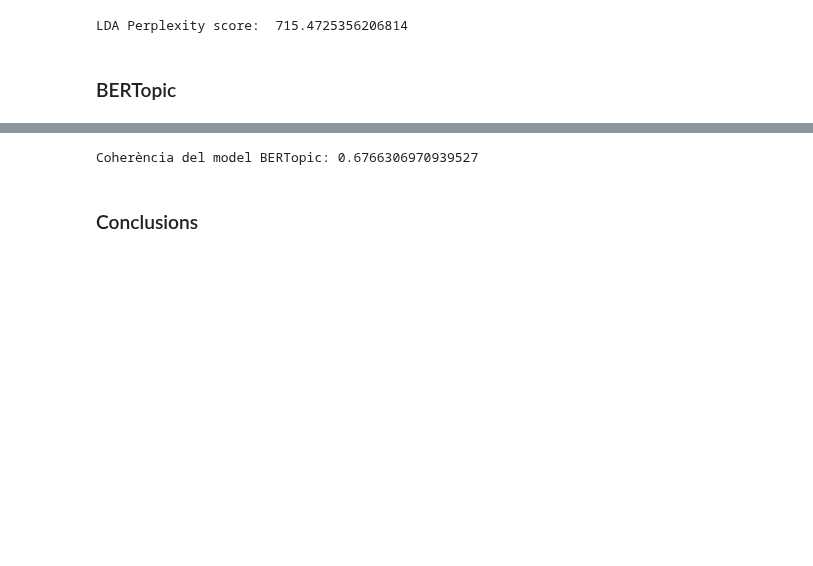
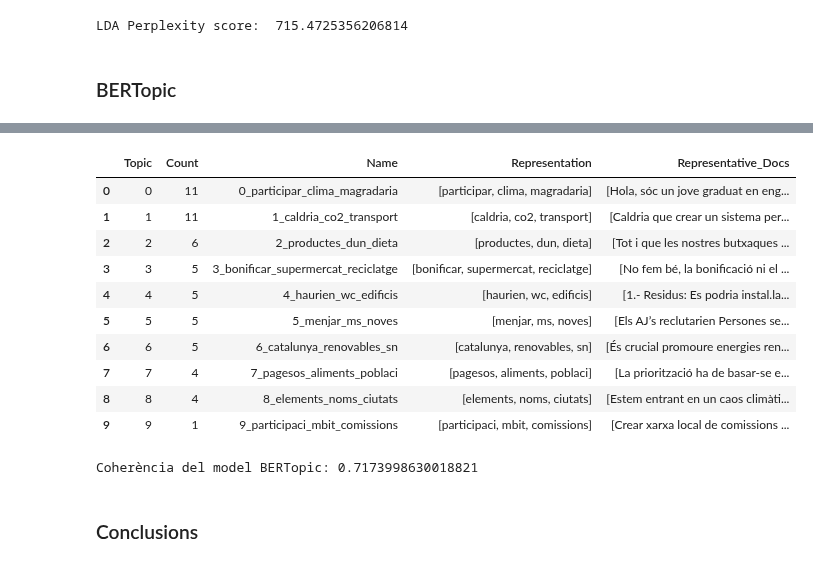
Before and after one commit to NoOPeEKS/dades-assemblea-clima, a Jupyter notebook: notebooks/topic_modeling.ipynb, the cells around one changed output, grey strips where cells are left out. Drawn from its saved outputs; the diff is of its cells as text; code cells hidden in the pictures; blank space fills up the shorter version.

Commit message:
BERTopic pipeline for hyperparameter tuning completed

```diff
--- a/notebooks/topic_modeling.ipynb
+++ b/notebooks/topic_modeling.ipynb
@@ -257,10 +257,3 @@ print("LDA Perplexity score: ", lda_model.perplexity(vect_text))
 LDA Perplexity score:  715.4725356206814
 # %% [markdown]
 ### BERTopic
-# %%
-from sklearn.cluster import KMeans
-cluster_model = KMeans(n_clusters=15)
-vectorizer_model = CountVectorizer(stop_words=list(stop_words))
-topic_model = BERTopic(language="catalan",  vectorizer_model=vectorizer_model, hdbscan_model=cluster_model, top_n_words=4)
-topics, probs = topic_model.fit_transform(df_proposals['body/ca'])
-topic_model.get_topic_info()
@@ -304,3 +338,24 @@ topic_model.get_document_info(df_proposals['body/ca'])
+# %%
+# topic_model.get_document_info(df_proposals['body/ca'])
+best_model = BERTopicWrapper(
+    n_clusters=best_params['bert__hdbscan_model__n_clusters'],
+    top_n_words=best_params['bert__top_n_words'],
+    stop_words=stop_words
+)
+best_topics, best_probs, = best_model.fit_transform(df_proposals['body/ca'])
+best_model.get_topic_info()
+# %% [output]
+|  | Topic | Count | Name | Representation | Representative_Docs |
+| 0 | 0 | 11 | 0_participar_clima_magradaria | [participar, clima, magradaria] | [Hola, sóc un jove graduat en eng... |
+| 1 | 1 | 11 | 1_caldria_co2_transport | [caldria, co2, transport] | [Caldria que crear un sistema per... |
+| 2 | 2 | 6 | 2_productes_dun_dieta | [productes, dun, dieta] | [Tot i que les nostres butxaques ... |
+| 3 | 3 | 5 | 3_bonificar_supermercat_reciclatge | [bonificar, supermercat, reciclatge] | [No fem bé, la bonificació ni el ... |
+| 4 | 4 | 5 | 4_haurien_wc_edificis | [haurien, wc, edificis] | [1.- Residus: Es podria instal.la... |
+| 5 | 5 | 5 | 5_menjar_ms_noves | [menjar, ms, noves] | [Els AJ’s reclutarien Persones se... |
+| 6 | 6 | 5 | 6_catalunya_renovables_sn | [catalunya, renovables, sn] | [És crucial promoure energies ren... |
+| 7 | 7 | 4 | 7_pagesos_aliments_poblaci | [pagesos, aliments, poblaci] | [La priorització ha de basar-se e... |
+| 8 | 8 | 4 | 8_elements_noms_ciutats | [elements, noms, ciutats] | [Estem entrant en un caos climàti... |
+| 9 | 9 | 1 | 9_participaci_mbit_comissions | [participaci, mbit, comissions] | [Crear xarxa local de comissions ... |
 # %%
 def calculate_bertopic_coherence(topic_model, docs):
     cleaned_docs = topic_model._preprocess_text(docs)
@@ -324,9 +379,9 @@ def calculate_bertopic_coherence(topic_model, docs):
     coherence = coherence_model.get_coherence()
     print(f"Coherència del model BERTopic: {coherence}")
 
-calculate_bertopic_coherence(topic_model, df_proposals['body/ca'])
+calculate_bertopic_coherence(best_model.model, df_proposals['body/ca'])
 # %% [output]
-Coherència del model BERTopic: 0.6766306970939527
+Coherència del model BERTopic: 0.7173998630018821
 # %% [markdown]
 ### Conclusions
 # %% [markdown]
```
Also changed, not shown: parts of 5 cells of this notebook, 3 other files.
